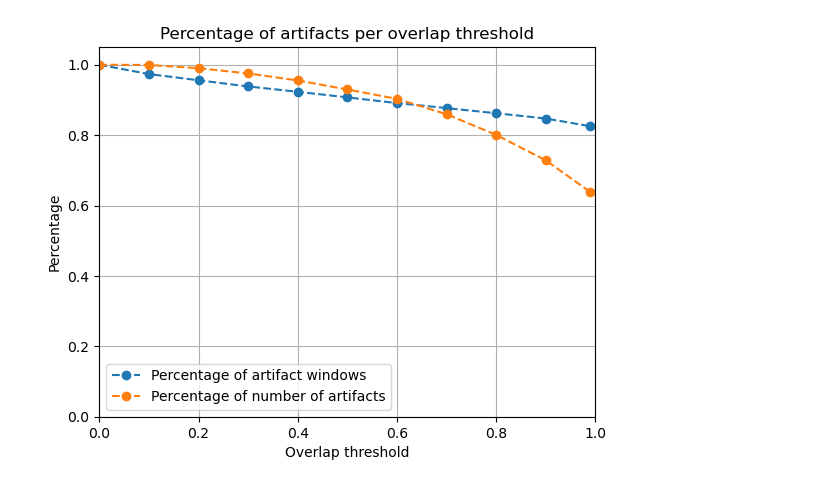
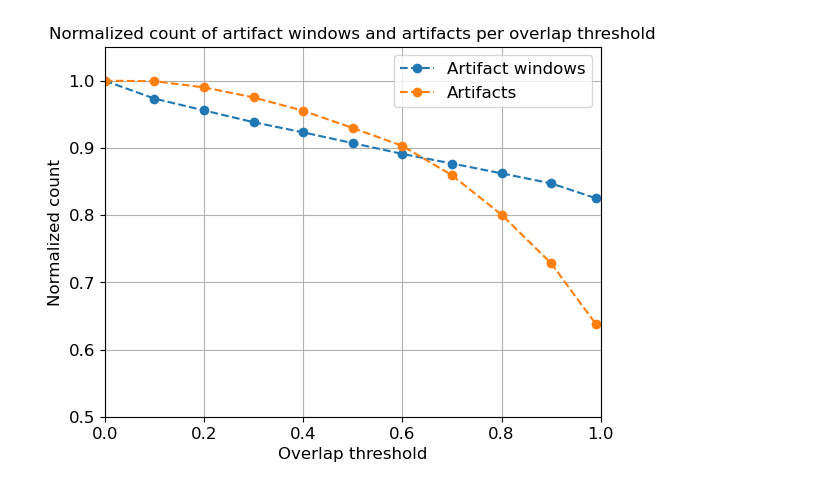
Before and after one commit to stuckkk/artifact-detection-seminar, a Jupyter notebook: experiments/04 - Thesis/exp_04_05.ipynb, the cells around one changed output. Saved outputs shown, nothing was run; the diff lists cells and outputs as text; code cells hidden in the pictures.

Commit message:
edit figures

```diff
--- a/experiments/04 - Thesis/exp_04_05.ipynb
+++ b/experiments/04 - Thesis/exp_04_05.ipynb
@@ -62,21 +62,22 @@ for label, threshold in zip(labels, thresholds):
 # %%
 from matplotlib import pyplot as plt
 
 overlaps = [0.0, 0.1, 0.2, 0.3, 0.4, 0.5, 0.6, 0.7, 0.8, 0.9, 0.99]
 max_artifacts = artifact_counts[0]
 max_windows = artifact_window_counts[0]
 
-plt.plot(overlaps, np.array(artifact_window_counts) / max_windows, label='Percentage of artifact windows', marker='o', linestyle='--')
-plt.plot(overlaps, np.array(artifact_counts) / max_artifacts, label='Percentage of number of artifacts', marker='o', linestyle='--')
+plt.plot(overlaps, np.array(artifact_window_counts) / max_windows, label='Artifact windows', marker='o', linestyle='--')
+plt.plot(overlaps, np.array(artifact_counts) / max_artifacts, label='Artifacts', marker='o', linestyle='--')
 
 plt.xlim(0, 1)
-plt.ylim(0, 1.05)
+plt.ylim(0.5, 1.05)
 plt.grid(True)
-plt.xlabel('Overlap threshold')
-plt.ylabel('Percentage')
-plt.title('Percentage of artifacts per overlap threshold')
-plt.legend()
+plt.xlabel('Overlap threshold', fontsize=12)
+plt.ylabel('Normalized count', fontsize=12)
+plt.title('Normalized count of artifact windows and artifacts per overlap threshold', fontsize=12)
+plt.legend(fontsize=12)
+plt.tick_params(labelsize=12)
 plt.savefig('output/exp_04_05_proportion_artifacts.pdf', bbox_inches='tight')
 plt.show()
 # %% [output]
-[figure, old version]
+[figure, new version]
```
Also changed, not shown: 10 other files.
